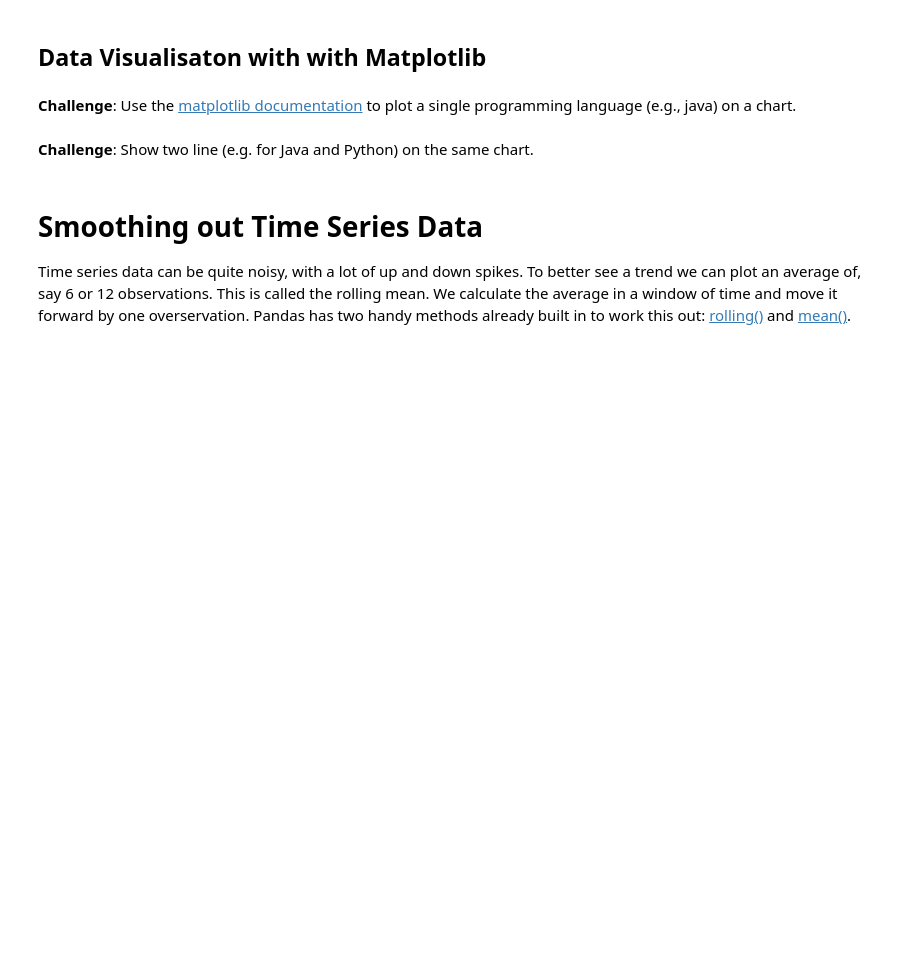
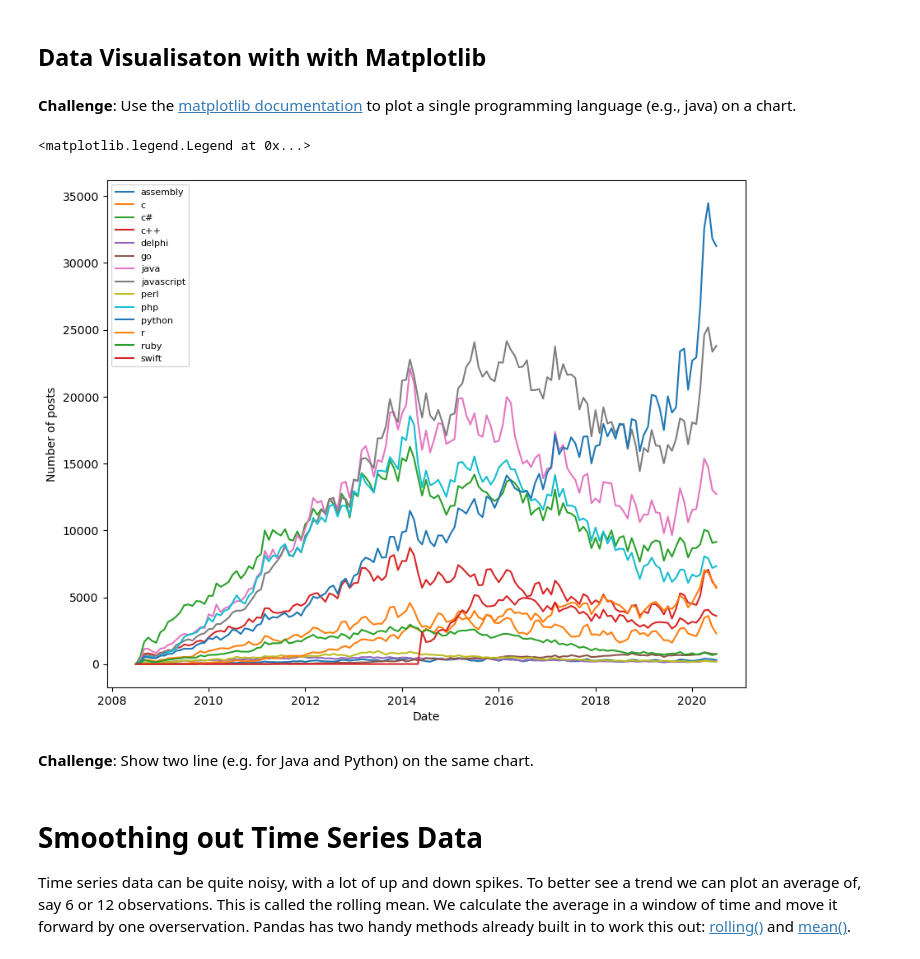
Before and after one commit to rajverma1985/datascience_fun_projects, a Jupyter notebook: programming_languages/Programming_Languages.ipynb, the cells around one changed output. Cells and saved outputs as stored; diff of their text form; code cells hidden in the pictures; blank space fills up the shorter version.

Commit message:
plots using matplotlib

```diff
--- a/programming_languages/Programming_Languages.ipynb
+++ b/programming_languages/Programming_Languages.ipynb
@@ -103,0 +108,3 @@ Let's fix the date format to make it more readable. We need to use Pandas to cha
+# %%
+df.DATE = pd.to_datetime(df.DATE)
+df.head()
@@ -104,2 +118,4 @@ Let's fix the date format to make it more readable. We need to use Pandas to cha
+# %%
+reshaped_df = df.pivot(index='DATE', columns='TAG', values='POSTS')
 # %% [markdown]
 ## Data Manipulation
@@ -109,0 +159,3 @@ Let's fix the date format to make it more readable. We need to use Pandas to cha
+# %%
+reshaped_df.fillna(0, inplace=True)
+reshaped_df.head()
@@ -114,3 +181,15 @@ Let's fix the date format to make it more readable. We need to use Pandas to cha
+# %%
+plt.figure(figsize=(10,8))
+plt.xlabel("Date")
+plt.ylabel("Number of posts")
+
+for lang in reshaped_df.columns:
+    plt.plot(reshaped_df.index, reshaped_df[lang], linewidth=1.5, label=reshaped_df[lang].name)
+
+plt.legend(fontsize=8)
+# %% [output]
+<matplotlib.legend.Legend at 0x...>
+[figure, added]
 # %% [markdown]
 **Challenge**: Show two line (e.g. for Java and Python) on the same chart.
 # %% [markdown]
```
Also changed, not shown: parts of 8 cells of this notebook.
